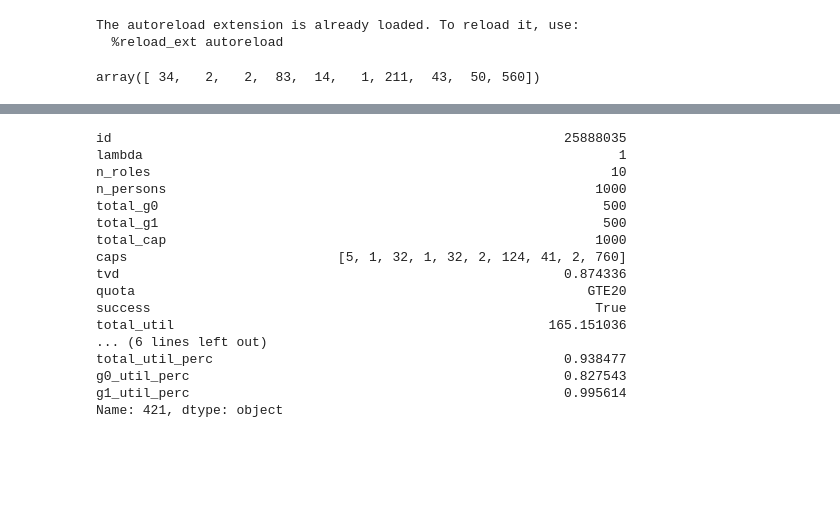
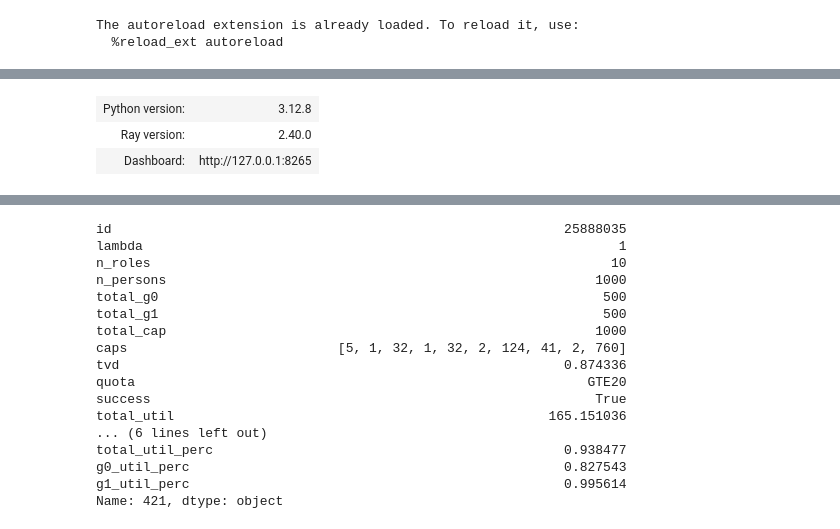
Before and after one commit to FlorianWilhelm/flairs25-gender-bias, a Jupyter notebook: simulation.ipynb, the cells around one changed output, grey strips where cells are left out. Saved outputs shown, nothing was run; the diff lists cells and outputs as text; code cells hidden in the pictures; blank space fills up the shorter version.

```diff
--- a/simulation.ipynb
+++ b/simulation.ipynb
@@ -23,4 +16,4 @@ a = simulations[125]
-# %%
-a.experiments[1].caps
-# %% [output]
-array([ 34,   2,   2,  83,  14,   1, 211,  43,  50, 560])
+# %%
+ray.shutdown()
+ray.init(log_to_driver=False, _system_config={"local_fs_capacity_threshold": 0.99})
+# %% [output]
@@ -26,0 +23,3 @@ array([ 34,   2,   2,  83,  14,   1, 211,  43,  50, 560])
+| Python version: | 3.12.8 |
+| Ray version: | 2.40.0 |
+| Dashboard: | http://127.0.0.1:8265 |
```
Also changed, not shown: parts of 16 cells of this notebook, 3 other files.
